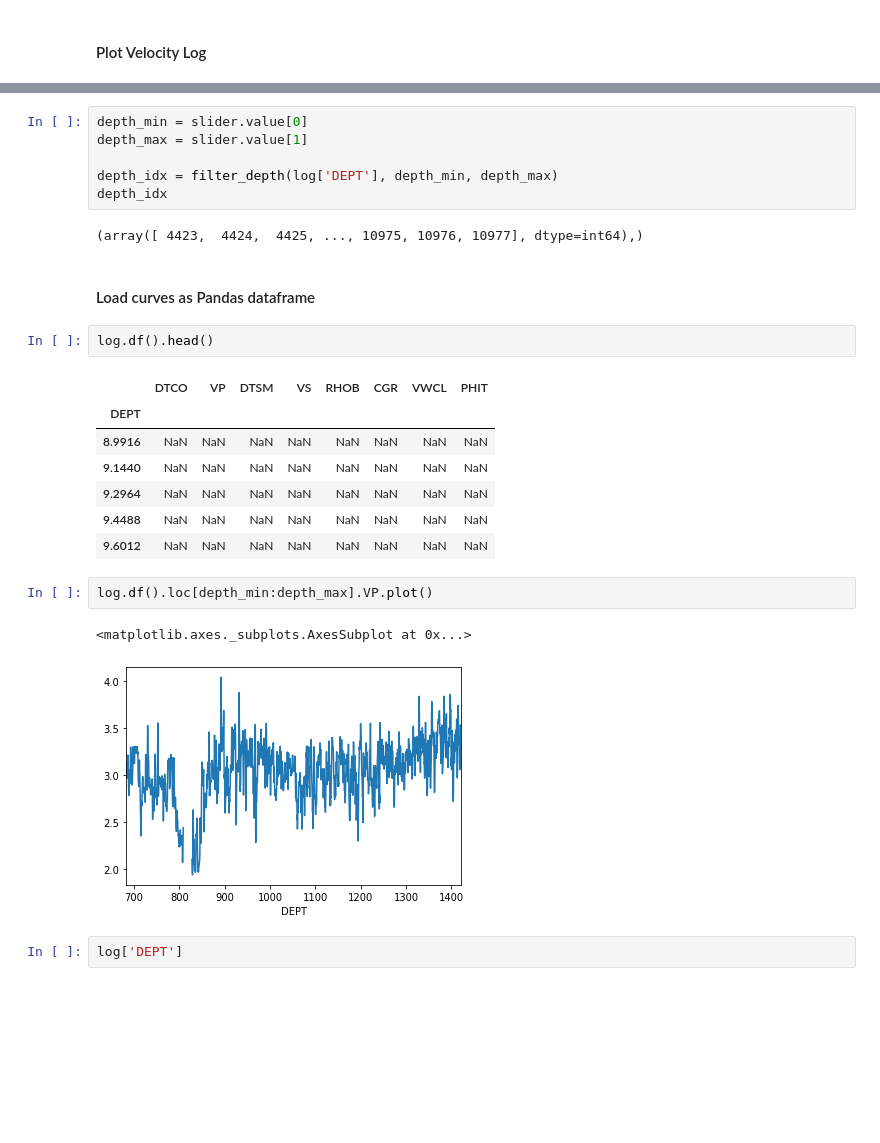
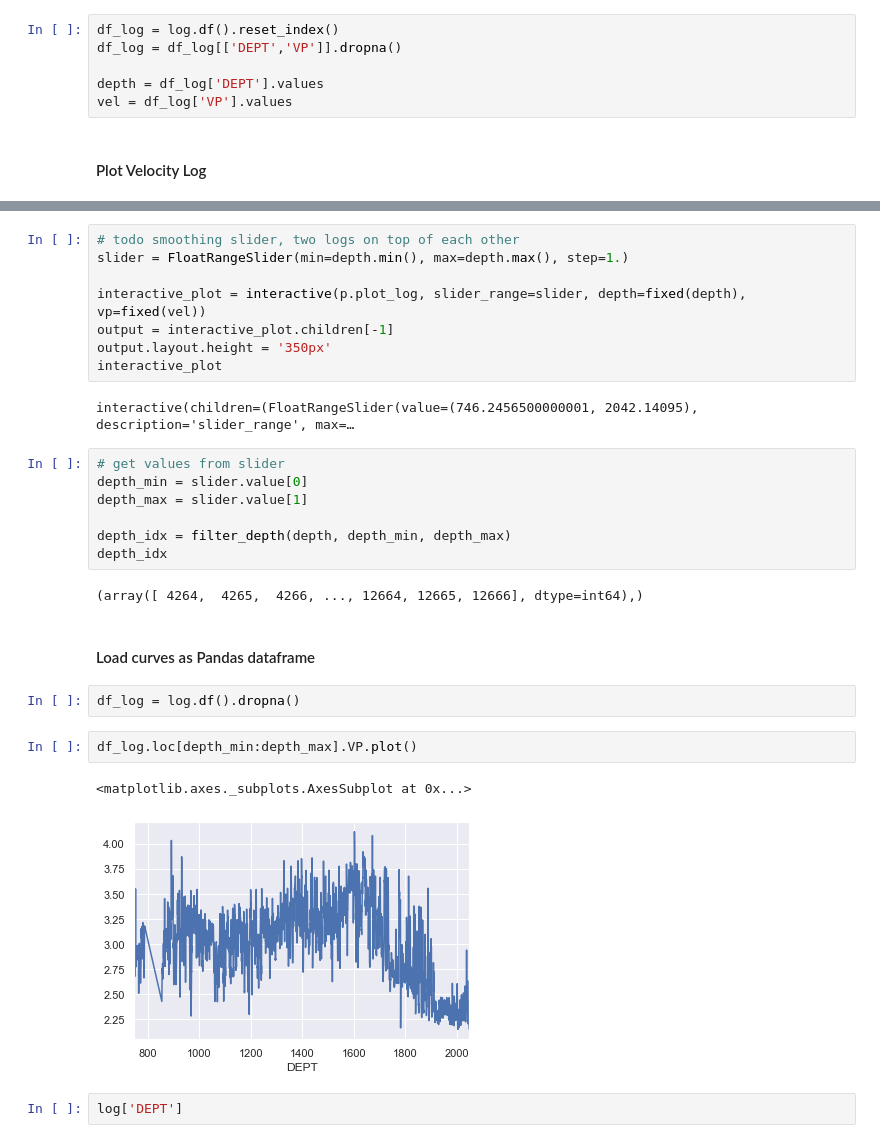
Before and after one commit to attibalazs/velocityhack, a Jupyter notebook: DMc_VelocityHack.ipynb, the cells around one changed output, grey strips where cells are left out. Drawn from its saved outputs; the diff is of its cells as text; blank space fills up the shorter version.

```diff
--- a/DMc_VelocityHack.ipynb
+++ b/DMc_VelocityHack.ipynb
@@ -41,3 +50,9 @@ array([nan, nan, nan, ..., nan, nan, nan])
+# %%
+df_log = log.df().reset_index()
+df_log = df_log[['DEPT','VP']].dropna()
+
+depth = df_log['DEPT'].values
+vel = df_log['VP'].values
 # %% [markdown]
 #### Plot Velocity Log
 # %%
@@ -84,28 +64,31 @@ interactive(children=(FloatRangeSlider(value=(683.2854, 2031.873), description='
+# %%
+# todo smoothing slider, two logs on top of each other
+slider = FloatRangeSlider(min=depth.min(), max=depth.max(), step=1.)
+
+interactive_plot = interactive(p.plot_log, slider_range=slider, depth=fixed(depth), vp=fixed(vel))
+output = interactive_plot.children[-1]
+output.layout.height = '350px'
+interactive_plot
+# %% [output]
+interactive(children=(FloatRangeSlider(value=(746.2456500000001, 2042.14095), description='slider_range', max=…
 # %%
+# get values from slider
 depth_min = slider.value[0]
 depth_max = slider.value[1]
 
-depth_idx = filter_depth(log['DEPT'], depth_min, depth_max)
+depth_idx = filter_depth(depth, depth_min, depth_max)
 depth_idx
 # %% [output]
-(array([ 4423,  4424,  4425, ..., 10975, 10976, 10977], dtype=int64),)
+(array([ 4264,  4265,  4266, ..., 12664, 12665, 12666], dtype=int64),)
 # %% [markdown]
 #### Load curves as Pandas dataframe
-# %%
-log.df().head()
-# %% [output]
-|  | DTCO | VP | DTSM | VS | RHOB | CGR | VWCL | PHIT |
-| DEPT |  |  |  |  |  |  |  |  |
-| 8.9916 | NaN | NaN | NaN | NaN | NaN | NaN | NaN | NaN |
-| 9.1440 | NaN | NaN | NaN | NaN | NaN | NaN | NaN | NaN |
-| 9.2964 | NaN | NaN | NaN | NaN | NaN | NaN | NaN | NaN |
-| 9.4488 | NaN | NaN | NaN | NaN | NaN | NaN | NaN | NaN |
-| 9.6012 | NaN | NaN | NaN | NaN | NaN | NaN | NaN | NaN |
+# %%
+df_log = log.df().dropna()
 # %%
-log.df().loc[depth_min:depth_max].VP.plot()
+df_log.loc[depth_min:depth_max].VP.plot()
 # %% [output]
 <matplotlib.axes._subplots.AxesSubplot at 0x...>
-[figure, old version]
+[figure, new version]
 # %%
 log['DEPT']
 # %% [output]
```
Also changed, not shown: parts of 9 cells of this notebook, 2 other files.
